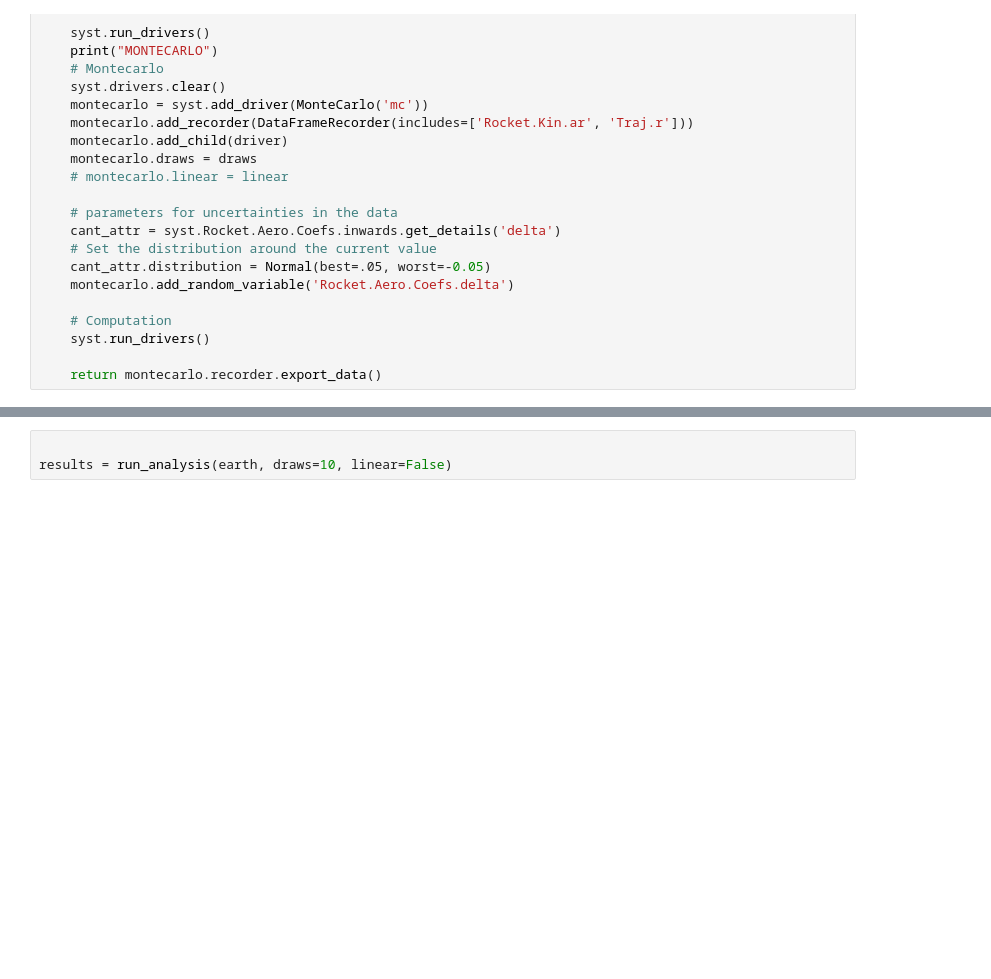
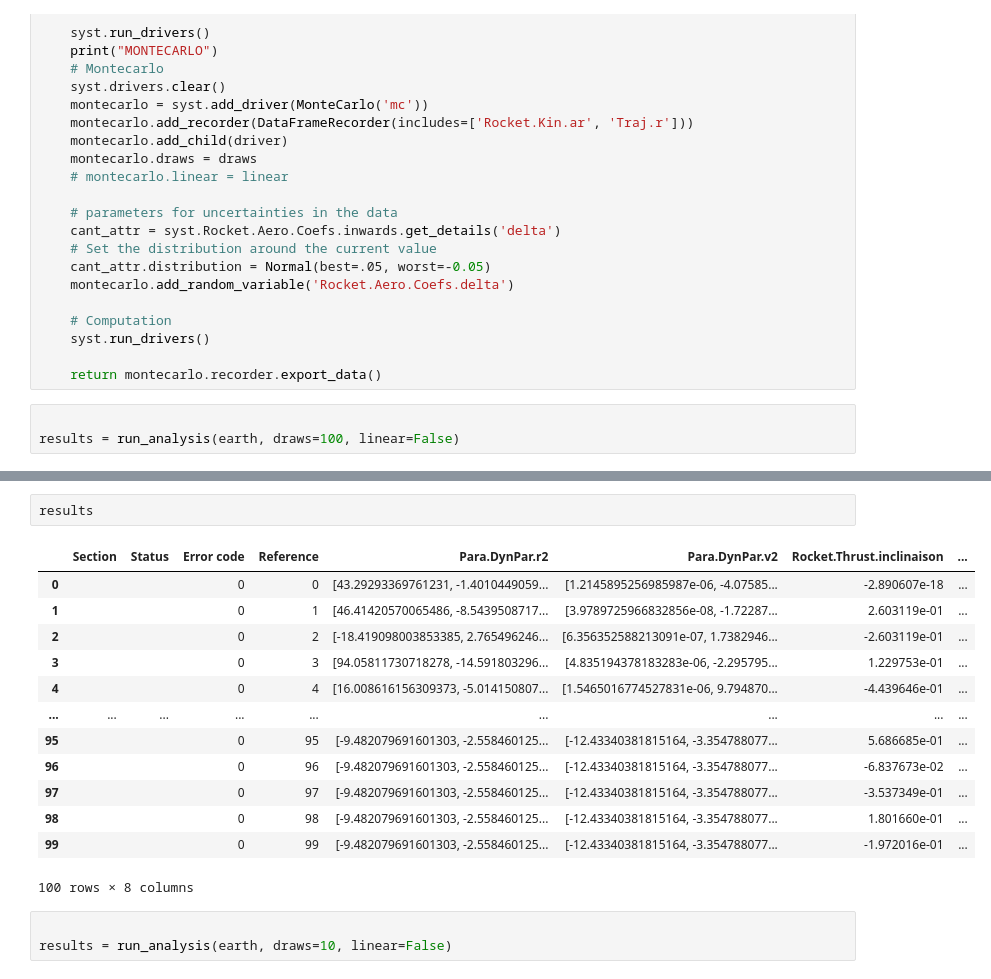
Before and after one commit to twiinIT/rocket-twin, a Jupyter notebook: UI/montecarlo.ipynb, the cells around one changed output, grey strips where cells are left out. Drawn from its saved outputs; the diff is of its cells as text; blank space fills up the shorter version.

Commit message:
3122 Results

```diff
--- a/UI/montecarlo.ipynb
+++ b/UI/montecarlo.ipynb
@@ -63,3 +63,6 @@ def run_analysis(syst, draws=10, linear=True):
     syst.run_drivers()
 
     return montecarlo.recorder.export_data()
+# %%
+
+results = run_analysis(earth, draws=100, linear=False)
@@ -66,3 +87,19 @@ def run_analysis(syst, draws=10, linear=True):
+# %%
+results
+# %% [output]
+|  | Section | Status | Error code | Reference | Para.DynPar.r2 | Para.DynPar.v2 | Rocket.Thrust.inclinaison | ... |
+| 0 |  |  | 0 | 0 | [43.29293369761231, -1.4010449059... | [1.2145895256985987e-06, -4.07585... | -2.890607e-18 | ... |
+| 1 |  |  | 0 | 1 | [46.41420570065486, -8.5439508717... | [3.9789725966832856e-08, -1.72287... | 2.603119e-01 | ... |
+| 2 |  |  | 0 | 2 | [-18.419098003853385, 2.765496246... | [6.356352588213091e-07, 1.7382946... | -2.603119e-01 | ... |
+| 3 |  |  | 0 | 3 | [94.05811730718278, -14.591803296... | [4.835194378183283e-06, -2.295795... | 1.229753e-01 | ... |
+| 4 |  |  | 0 | 4 | [16.008616156309373, -5.014150807... | [1.5465016774527831e-06, 9.794870... | -4.439646e-01 | ... |
+| ... | ... | ... | ... | ... | ... | ... | ... | ... |
+| 95 |  |  | 0 | 95 | [-9.482079691601303, -2.558460125... | [-12.43340381815164, -3.354788077... | 5.686685e-01 | ... |
+| 96 |  |  | 0 | 96 | [-9.482079691601303, -2.558460125... | [-12.43340381815164, -3.354788077... | -6.837673e-02 | ... |
+| 97 |  |  | 0 | 97 | [-9.482079691601303, -2.558460125... | [-12.43340381815164, -3.354788077... | -3.537349e-01 | ... |
+| 98 |  |  | 0 | 98 | [-9.482079691601303, -2.558460125... | [-12.43340381815164, -3.354788077... | 1.801660e-01 | ... |
+| 99 |  |  | 0 | 99 | [-9.482079691601303, -2.558460125... | [-12.43340381815164, -3.354788077... | -1.972016e-01 | ... |
+100 rows × 8 columns
 # %%
 
 results = run_analysis(earth, draws=10, linear=False)
```
Also changed, not shown: parts of 3 cells of this notebook, 9 other files.
